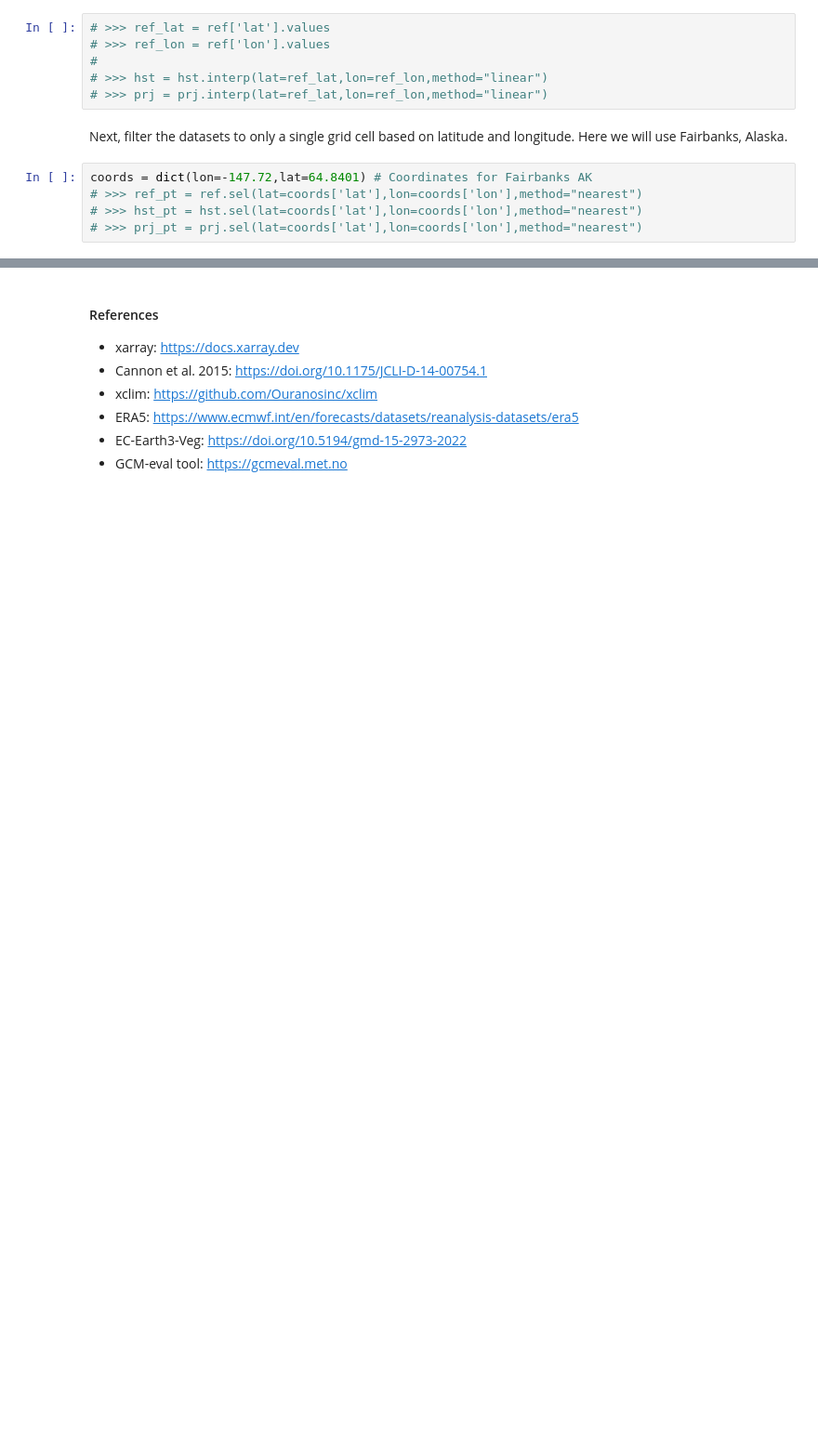
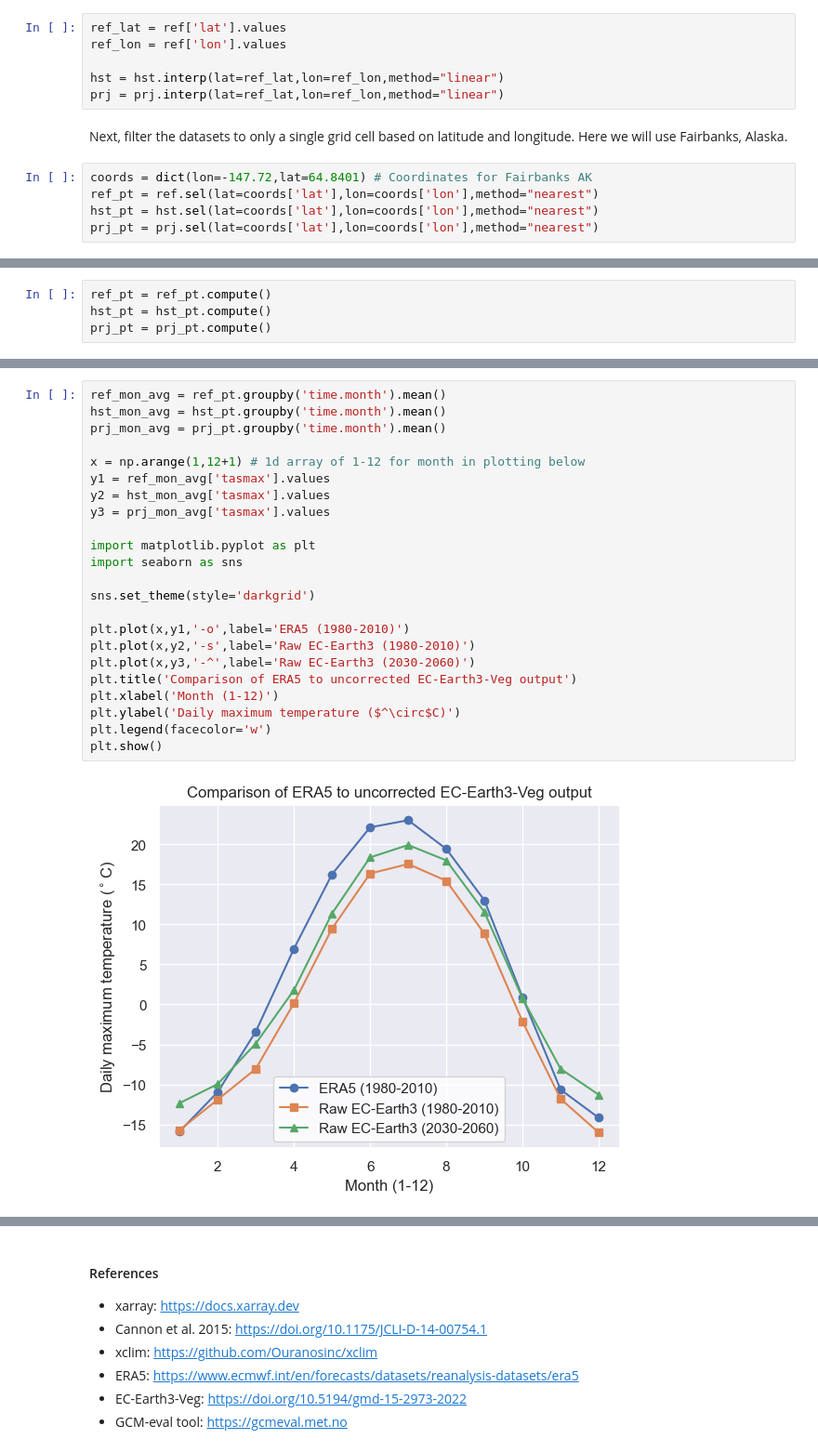
Before and after one commit to amyoung01/boreal_wildfire_feedbacks, a Jupyter notebook: notebooks/01_bias-correcting-GCMs.ipynb, the cells around one changed output, grey strips where cells are left out. Shown at 93% size. Saved outputs shown, nothing was run; the diff lists cells and outputs as text; blank space fills up the shorter version.

```diff
--- a/notebooks/01_bias-correcting-GCMs.ipynb
+++ b/notebooks/01_bias-correcting-GCMs.ipynb
@@ -93,13 +130,13 @@ Next, we will linearly interpolate the GCM data to the resolution of ERA5. They
 # %%
-# >>> ref_lat = ref['lat'].values
-# >>> ref_lon = ref['lon'].values
-#
-# >>> hst = hst.interp(lat=ref_lat,lon=ref_lon,method="linear")
-# >>> prj = prj.interp(lat=ref_lat,lon=ref_lon,method="linear")
+ref_lat = ref['lat'].values
+ref_lon = ref['lon'].values
+
+hst = hst.interp(lat=ref_lat,lon=ref_lon,method="linear")
+prj = prj.interp(lat=ref_lat,lon=ref_lon,method="linear")
 # %% [markdown]
 Next, filter the datasets to only a single grid cell based on latitude and longitude. Here we will use Fairbanks, Alaska.
 # %%
 coords = dict(lon=-147.72,lat=64.8401) # Coordinates for Fairbanks AK
-# >>> ref_pt = ref.sel(lat=coords['lat'],lon=coords['lon'],method="nearest")
-# >>> hst_pt = hst.sel(lat=coords['lat'],lon=coords['lon'],method="nearest")
-# >>> prj_pt = prj.sel(lat=coords['lat'],lon=coords['lon'],method="nearest")
+ref_pt = ref.sel(lat=coords['lat'],lon=coords['lon'],method="nearest")
+hst_pt = hst.sel(lat=coords['lat'],lon=coords['lon'],method="nearest")
+prj_pt = prj.sel(lat=coords['lat'],lon=coords['lon'],method="nearest")
@@ -107,0 +145,4 @@ NameError: name 'x' is not defined
+# %%
+ref_pt = ref_pt.compute()
+hst_pt = hst_pt.compute()
+prj_pt = prj_pt.compute()
@@ -107,0 +153,25 @@ NameError: name 'x' is not defined
+# %%
+ref_mon_avg = ref_pt.groupby('time.month').mean()
+hst_mon_avg = hst_pt.groupby('time.month').mean()
+prj_mon_avg = prj_pt.groupby('time.month').mean()
+
+x = np.arange(1,12+1) # 1d array of 1-12 for month in plotting below
+y1 = ref_mon_avg['tasmax'].values
+y2 = hst_mon_avg['tasmax'].values
+y3 = prj_mon_avg['tasmax'].values
+
+import matplotlib.pyplot as plt
+import seaborn as sns
+
+sns.set_theme(style='darkgrid')
+
+plt.plot(x,y1,'-o',label='ERA5 (1980-2010)')
+plt.plot(x,y2,'-s',label='Raw EC-Earth3 (1980-2010)')
+plt.plot(x,y3,'-^',label='Raw EC-Earth3 (2030-2060)')
+plt.title('Comparison of ERA5 to uncorrected EC-Earth3-Veg output')
+plt.xlabel('Month (1-12)')
+plt.ylabel('Daily maximum temperature ($^\circ$C)')
+plt.legend(facecolor='w')
+plt.show()
+# %% [output]
+[figure, added]
```
Also changed, not shown: parts of 23 cells of this notebook.
